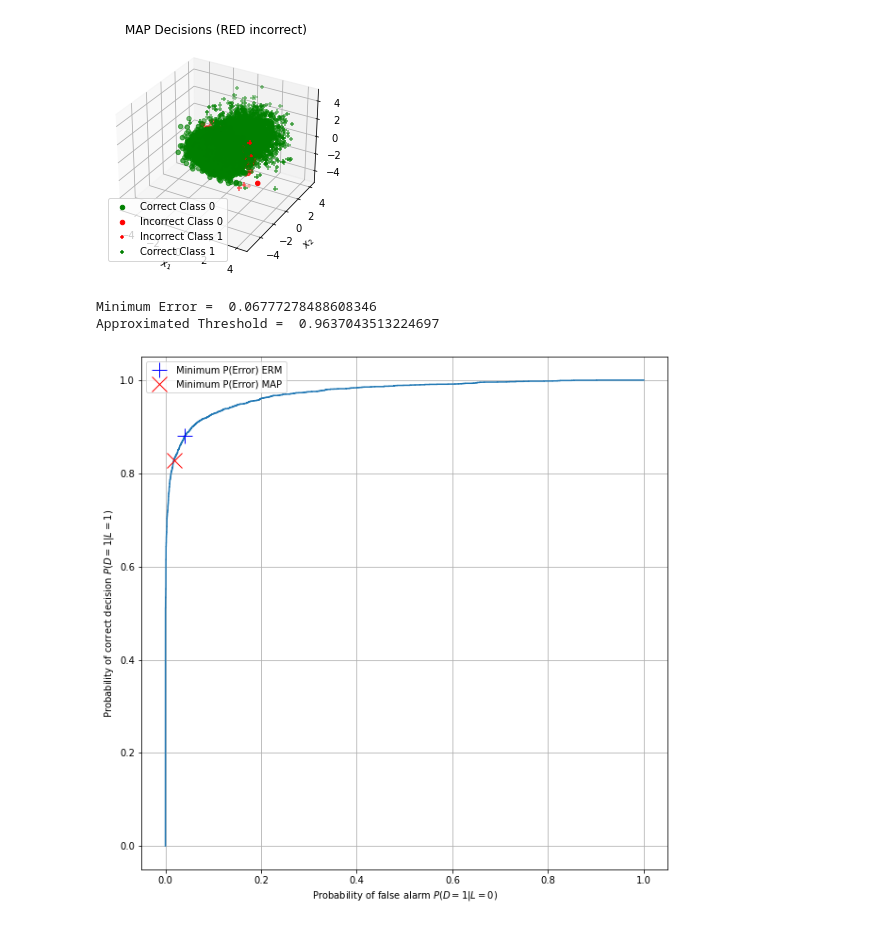
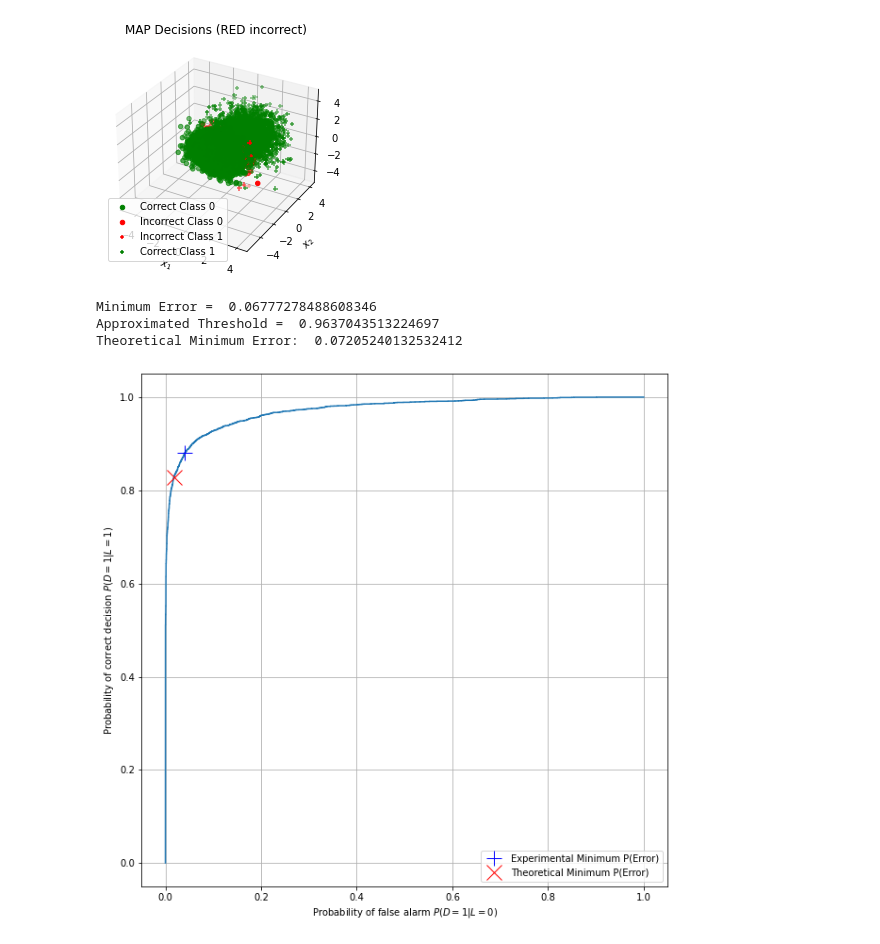
Before and after one commit to meuliano/EECE5644, a Jupyter notebook: HW1/hw1_1.ipynb, the cells around one changed output. Drawn from its saved outputs; the diff is of its cells as text; code cells hidden in the pictures.

```diff
--- a/HW1/hw1_1.ipynb
+++ b/HW1/hw1_1.ipynb
@@ -203,8 +203,8 @@ plt.show()
 # ------------- EXPERIMENTAL --------------
 # Naive Bayes Sigma value assumes incorrect covariance matrices setting off-diag vals to 0
 sigma_b = np.array([[1, 0, 0],
-                     [0, 1, 0],
-                     [0, 0, 1]])
+                    [0, 1, 0],
+                    [0, 0, 1]])
 
 class_conditional_likelihoods = np.array([multivariate_normal.pdf(X, mu[l], sigma_b) for l in L])
 discriminant_score_erm = np.log(class_conditional_likelihoods[1]) - np.log(class_conditional_likelihoods[0])
@@ -234,22 +234,28 @@ ind_11_map = np.argwhere((decisions_map==1) & (labels==1))
 p_11_map = len(ind_11_map) / Nl[1]
 
 roc_map = np.array((p_10_map, p_11_map))
+
+# Probability of error for MAP classifier, empirically estimated
+prob_error_th = (p_10_map *priors[0] + (1 - p_11_map)* priors[1])
+print("Theoretical Minimum Error: ", prob_error_th)
 # %% [output]
 Minimum Error =  0.06777278488608346
 Approximated Threshold =  0.9637043513224697
+Theoretical Minimum Error:  0.07205240132532412
 # %%
+# Plot ROC
 fig_roc, ax_roc = plt.subplots(figsize=(10, 10))
 ax_roc.plot(roc_erm[0], roc_erm[1])
-ax_roc.plot(roc_erm[0,minimum_index], roc_erm[1,minimum_index],'b+', label="Minimum P(Error) ERM", markersize=16)
-ax_roc.plot(roc_map[0], roc_map[1], 'rx', label="Minimum P(Error) MAP", markersize=16)
+ax_roc.plot(roc_erm[0,minimum_index], roc_erm[1,minimum_index],'b+', label="Experimental Minimum P(Error)", markersize=16)
+ax_roc.plot(roc_map[0], roc_map[1], 'rx', label="Theoretical Minimum P(Error)", markersize=16)
 ax_roc.legend()
 ax_roc.set_xlabel(r"Probability of false alarm $P(D=1|L=0)$")
 ax_roc.set_ylabel(r"Probability of correct decision $P(D=1|L=1)$")
 plt.grid(True)
 
 fig_roc;
 # %% [output]
-[figure, old version]
+[figure, new version]
 # %%
 # PART C
 def perform_lda(X, mu, Sigma, C=2):
```
Also changed, not shown: parts of 5 cells of this notebook, 2 other files.
